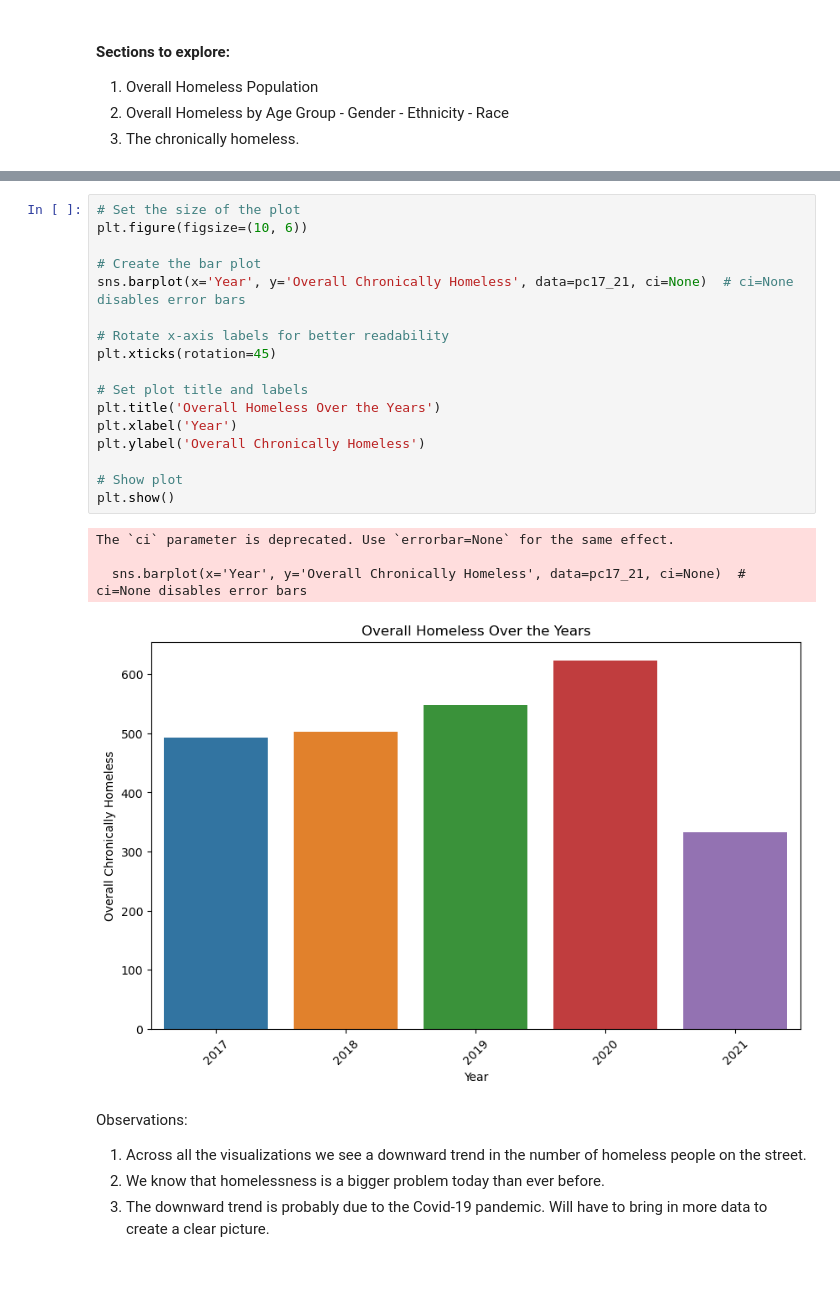
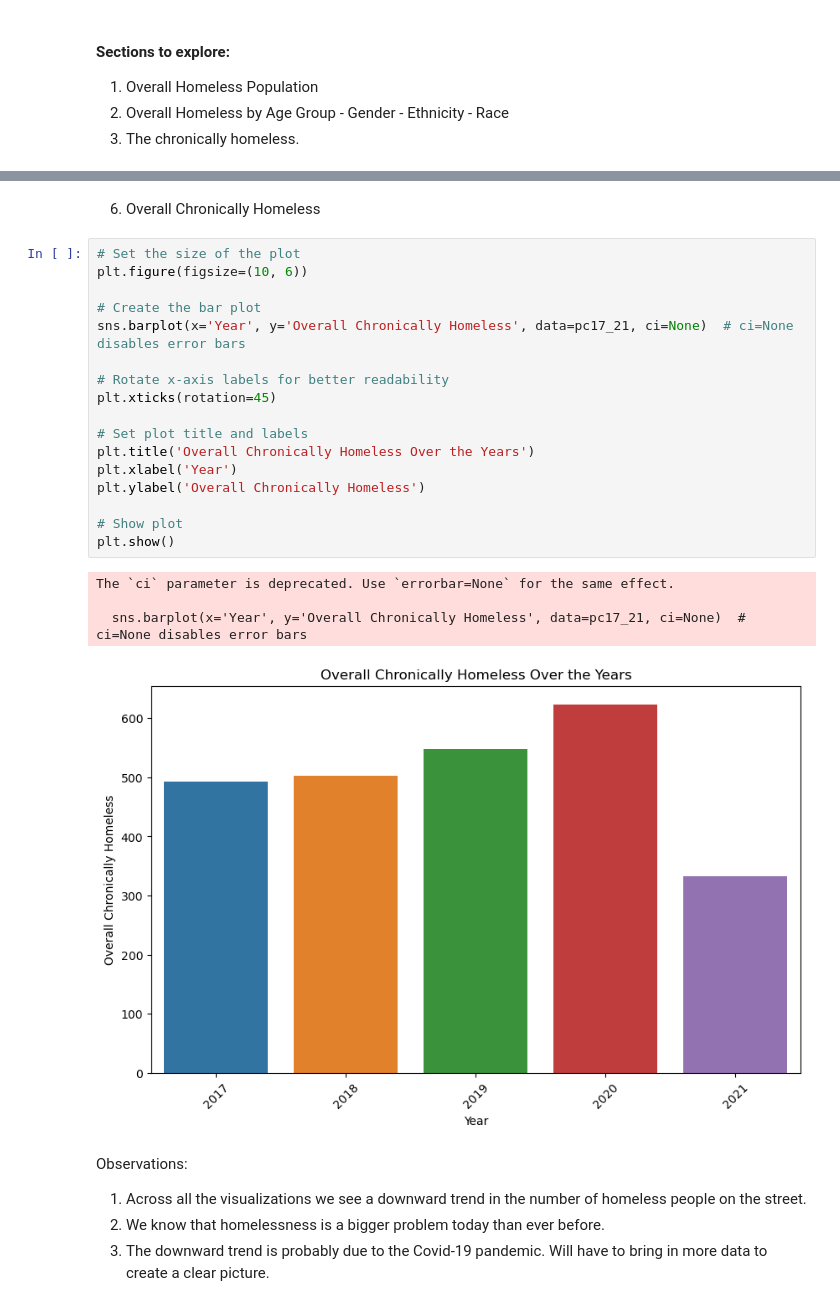
Before and after one commit to SinghNavnoor/homelessness_PIT_count_analysis, a Jupyter notebook: homeless_analysis.ipynb, the cells around one changed output, grey strips where cells are left out. Saved outputs shown, nothing was run; the diff lists cells and outputs as text; blank space fills up the shorter version.

```diff
--- a/homeless_analysis.ipynb
+++ b/homeless_analysis.ipynb
@@ -504,25 +488,27 @@ plt.show()
+# %% [markdown]
+6. Overall Chronically Homeless
 # %%
 # Set the size of the plot
 plt.figure(figsize=(10, 6))
 
 # Create the bar plot
 sns.barplot(x='Year', y='Overall Chronically Homeless', data=pc17_21, ci=None)  # ci=None disables error bars
 
 # Rotate x-axis labels for better readability
 plt.xticks(rotation=45)
 
 # Set plot title and labels
-plt.title('Overall Homeless Over the Years')
+plt.title('Overall Chronically Homeless Over the Years')
 plt.xlabel('Year')
 plt.ylabel('Overall Chronically Homeless')
 
 # Show plot
 plt.show()
 # %% [output]
 The `ci` parameter is deprecated. Use `errorbar=None` for the same effect.
 
   sns.barplot(x='Year', y='Overall Chronically Homeless', data=pc17_21, ci=None)  # ci=None disables error bars
-[figure, old version]
+[figure, new version]
 # %% [markdown]
 Observations:
 1. Across all the visualizations we see a downward trend in the number of homeless people on the street.
```
Also changed, not shown: parts of 58 cells of this notebook, 6 other files.
